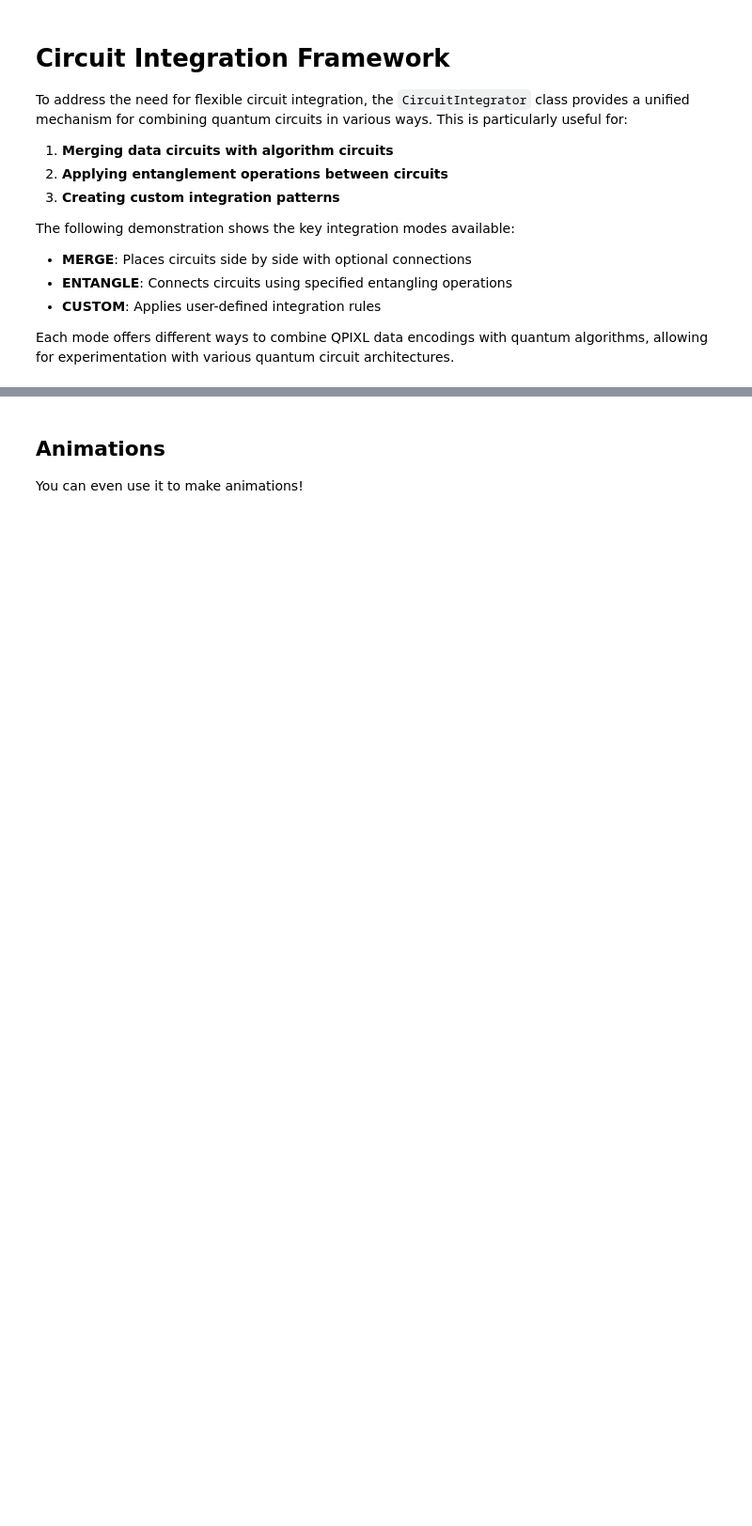
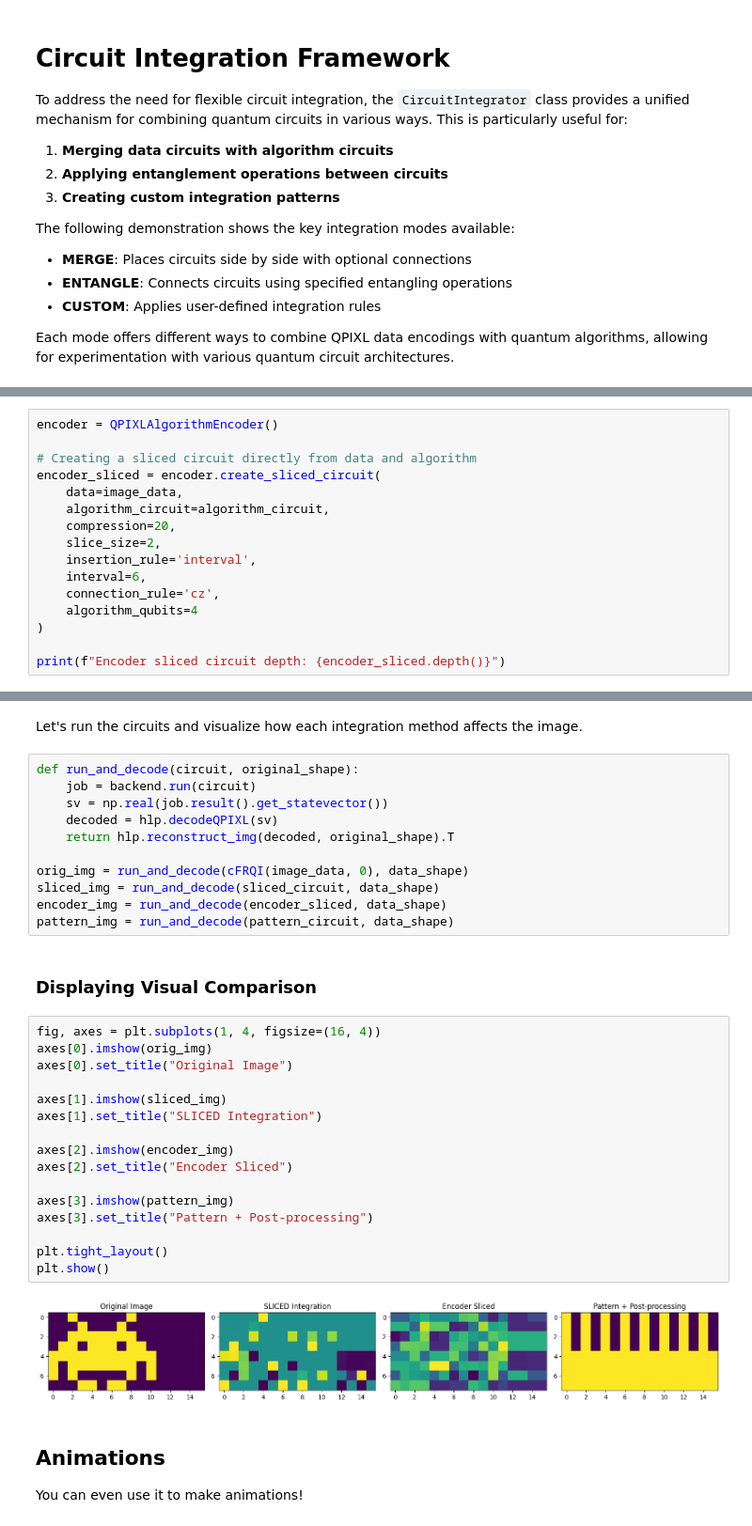
Before and after one commit to moth-quantum/QuantumArtHack, a Jupyter notebook: QPIXL_demo.ipynb, the cells around one changed output, grey strips where cells are left out. Shown: that part at 94% size. Drawn from its saved outputs; the diff is of its cells as text; blank space fills up the shorter version.

```diff
--- a/QPIXL_demo.ipynb
+++ b/QPIXL_demo.ipynb
@@ -629,0 +697,16 @@ CUSTOM integration depth: 205
+# %%
+encoder = QPIXLAlgorithmEncoder()
+
+# Creating a sliced circuit directly from data and algorithm
+encoder_sliced = encoder.create_sliced_circuit(
+    data=image_data,
+    algorithm_circuit=algorithm_circuit,
+    compression=20,
+    slice_size=2,
+    insertion_rule='interval',
+    interval=6,
+    connection_rule='cz',
+    algorithm_qubits=4
+)
+
+print(f"Encoder sliced circuit depth: {encoder_sliced.depth()}")
@@ -630,3 +741,36 @@ CUSTOM integration depth: 205
+# %% [markdown]
+Let's run the circuits and visualize how each integration method affects the image.
+# %%
+def run_and_decode(circuit, original_shape):
+    job = backend.run(circuit)
+    sv = np.real(job.result().get_statevector())
+    decoded = hlp.decodeQPIXL(sv)
+    return hlp.reconstruct_img(decoded, original_shape).T
+
+orig_img = run_and_decode(cFRQI(image_data, 0), data_shape)
+sliced_img = run_and_decode(sliced_circuit, data_shape)
+encoder_img = run_and_decode(encoder_sliced, data_shape)
+pattern_img = run_and_decode(pattern_circuit, data_shape)
+# %% [markdown]
+### Displaying Visual Comparison
+# %%
+fig, axes = plt.subplots(1, 4, figsize=(16, 4))
+axes[0].imshow(orig_img)
+axes[0].set_title("Original Image")
+
+axes[1].imshow(sliced_img)
+axes[1].set_title("SLICED Integration")
+
+axes[2].imshow(encoder_img)
+axes[2].set_title("Encoder Sliced")
+
+axes[3].imshow(pattern_img)
+axes[3].set_title("Pattern + Post-processing")
+
+plt.tight_layout()
+plt.show()
+# %% [output]
+[figure, added]
 # %% [markdown]
 ## Animations
 You can even use it to make animations!
```
Also changed, not shown: parts of 14 cells of this notebook.
